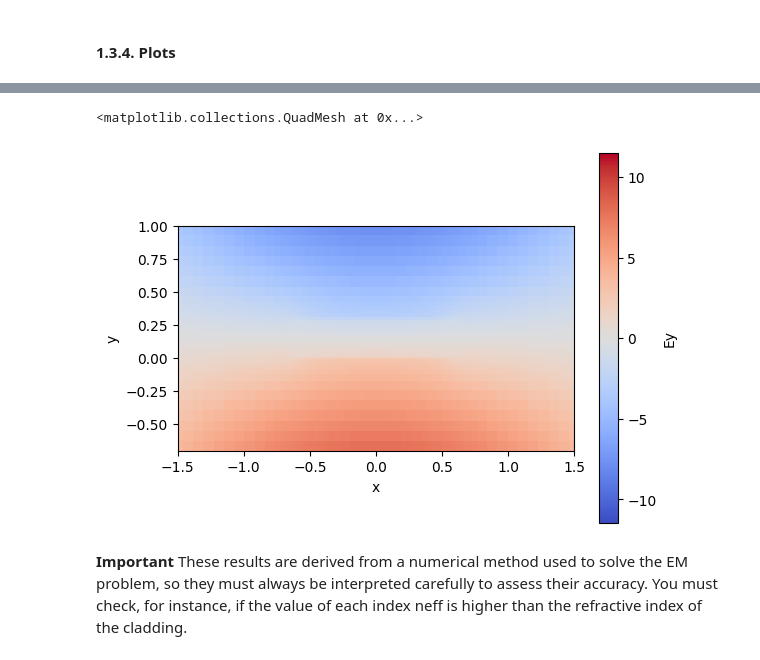
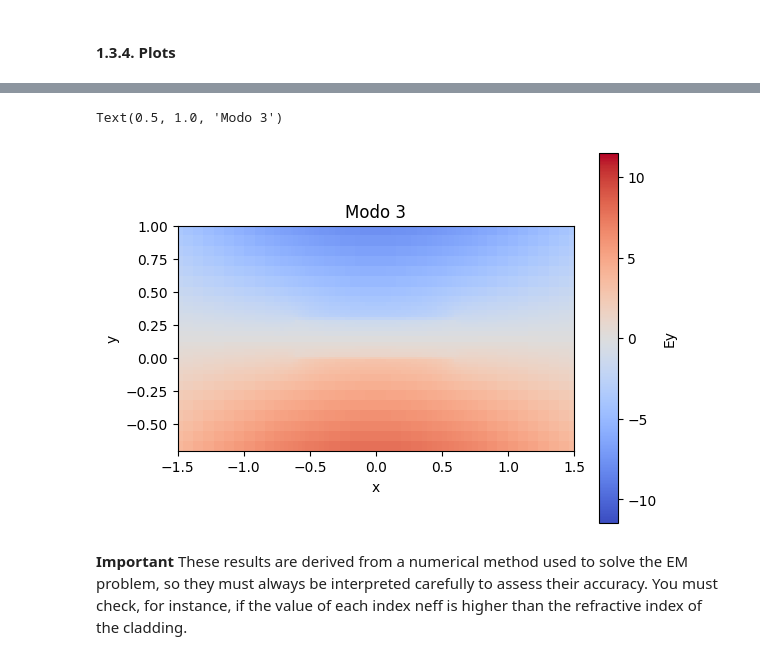
Before and after one commit to agonlop1/cifoin-lab1, a Jupyter notebook: WAVEGUIDES_Student.ipynb, the cells around one changed output, grey strips where cells are left out. Saved outputs shown, nothing was run; the diff lists cells and outputs as text; code cells hidden in the pictures.

```diff
--- a/WAVEGUIDES_Student.ipynb
+++ b/WAVEGUIDES_Student.ipynb
@@ -161,13 +165,15 @@ deep_waveguide.plot_field(mode_index=2 , # Mode to be plotted
 # %%
 deep_waveguide.plot_field(mode_index=3, # Mode to be plotted
                           field_name='Ey', # Field to be plotted
                           value='real', # Real - abs - imag
                           cmap='coolwarm', # Suggestions: Change the plot color
                           xlim=(-1.5, 1.5), # Set the x and y limits
                           ylim=(-0.7, 1)) #
+
+plt.title("Modo 3")
 # %% [output]
-<matplotlib.collections.QuadMesh at 0x...>
+Text(0.5, 1.0, 'Modo 3')
-[figure, old version]
+[figure, new version]
 # %% [markdown]
 **Important**
 These results are derived from a numerical method used to solve the EM problem, so they must always be interpreted carefully to assess their accuracy. You must check, for instance, if the value of each index neff is higher than the refractive index of the cladding.
```
Also changed, not shown: parts of 11 cells of this notebook.
